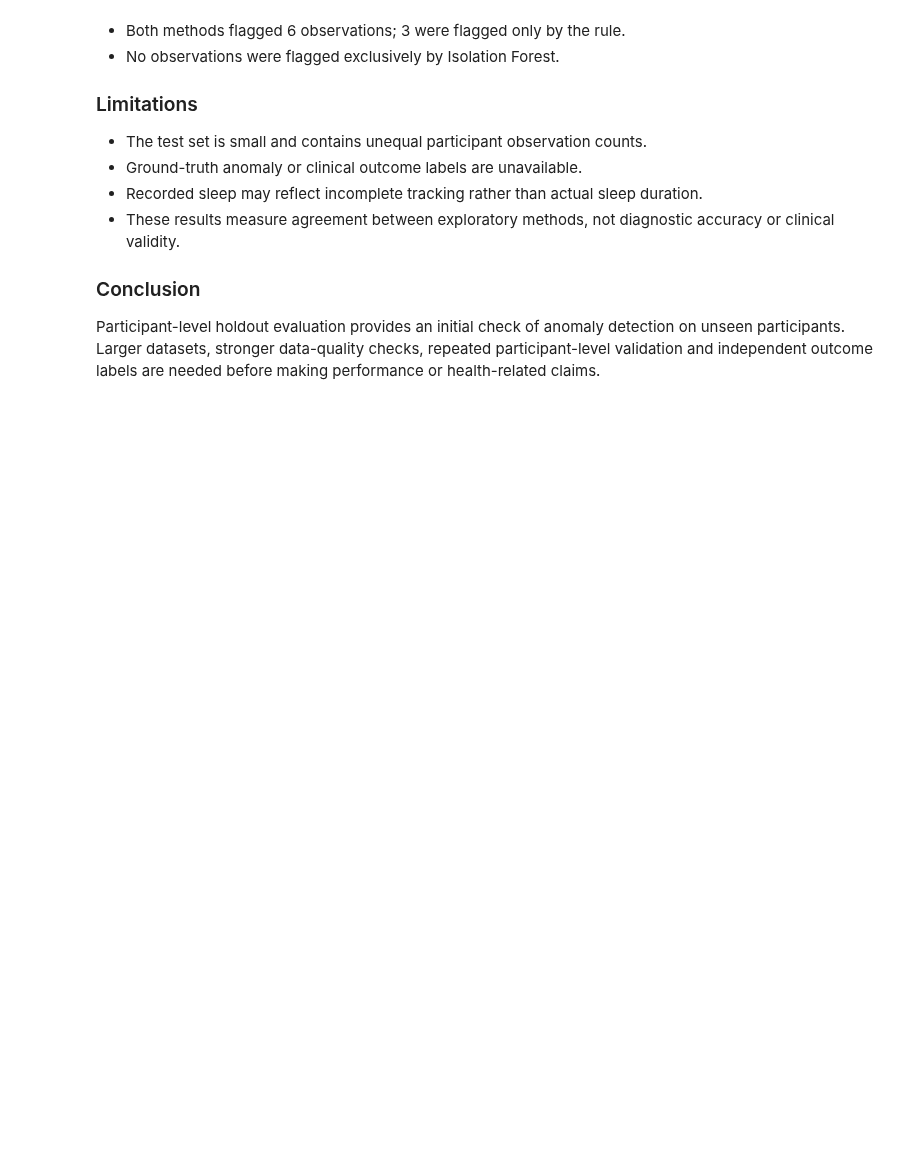
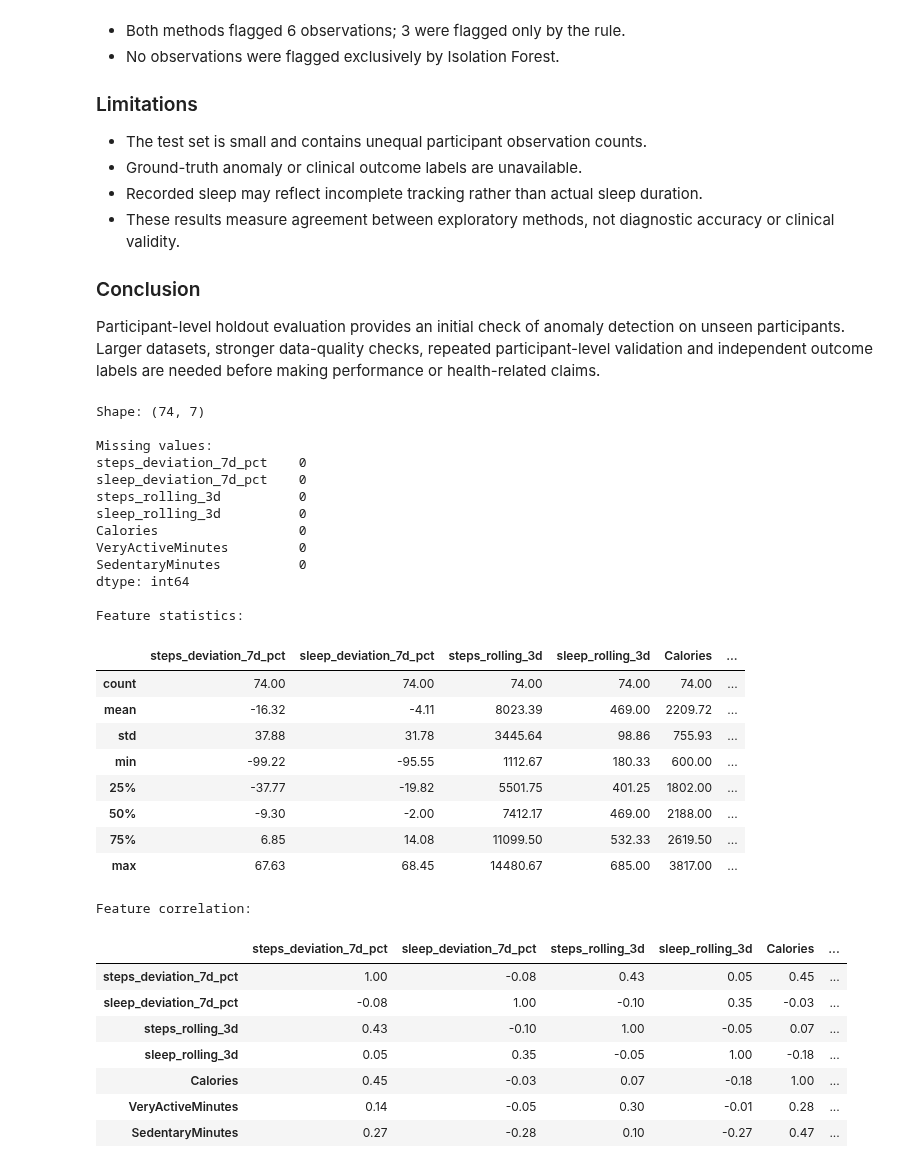
Before and after one commit to mukulsharmao7/Health-AI, a Jupyter notebook: notebooks/07_model_evaluation.ipynb, the cells around one changed output. Drawn from its saved outputs; the diff is of its cells as text; code cells hidden in the pictures; blank space fills up the shorter version.

```diff
--- a/notebooks/07_model_evaluation.ipynb
+++ b/notebooks/07_model_evaluation.ipynb
@@ -136,3 +136,72 @@ Rule only: 3
 
 ### Conclusion
 Participant-level holdout evaluation provides an initial check of anomaly detection on unseen participants. Larger datasets, stronger data-quality checks, repeated participant-level validation and independent outcome labels are needed before making performance or health-related claims.
+# %%
+import pandas as pd
+from pathlib import Path
+
+processed_path = Path("../data/processed")
+
+feature_data = pd.read_csv(
+    processed_path / "daily_features.csv"
+)
+
+feature_data["date"] = pd.to_datetime(feature_data["date"])
+
+evaluation_data = feature_data[
+    feature_data["day_number"] > 7
+].copy()
+
+candidate_features = [
+    "steps_deviation_7d_pct",
+    "sleep_deviation_7d_pct",
+    "steps_rolling_3d",
+    "sleep_rolling_3d",
+    "Calories",
+    "VeryActiveMinutes",
+    "SedentaryMinutes"
+]
+
+X = evaluation_data[candidate_features]
+
+print("Shape:", X.shape)
+print("\nMissing values:")
+print(X.isna().sum())
+
+print("\nFeature statistics:")
+display(X.describe().round(2))
+
+print("\nFeature correlation:")
+display(X.corr().round(2))
+# %% [output]
+Shape: (74, 7)
+
+Missing values:
+steps_deviation_7d_pct    0
+sleep_deviation_7d_pct    0
+steps_rolling_3d          0
+sleep_rolling_3d          0
+Calories                  0
+VeryActiveMinutes         0
+SedentaryMinutes          0
+dtype: int64
+
+Feature statistics:
+|  | steps_deviation_7d_pct | sleep_deviation_7d_pct | steps_rolling_3d | sleep_rolling_3d | Calories | ... |
+| count | 74.00 | 74.00 | 74.00 | 74.00 | 74.00 | ... |
+| mean | -16.32 | -4.11 | 8023.39 | 469.00 | 2209.72 | ... |
+| std | 37.88 | 31.78 | 3445.64 | 98.86 | 755.93 | ... |
+| min | -99.22 | -95.55 | 1112.67 | 180.33 | 600.00 | ... |
+| 25% | -37.77 | -19.82 | 5501.75 | 401.25 | 1802.00 | ... |
+| 50% | -9.30 | -2.00 | 7412.17 | 469.00 | 2188.00 | ... |
+| 75% | 6.85 | 14.08 | 11099.50 | 532.33 | 2619.50 | ... |
+| max | 67.63 | 68.45 | 14480.67 | 685.00 | 3817.00 | ... |
+Feature correlation:
+|  | steps_deviation_7d_pct | sleep_deviation_7d_pct | steps_rolling_3d | sleep_rolling_3d | Calories | ... |
+| steps_deviation_7d_pct | 1.00 | -0.08 | 0.43 | 0.05 | 0.45 | ... |
+| sleep_deviation_7d_pct | -0.08 | 1.00 | -0.10 | 0.35 | -0.03 | ... |
+| steps_rolling_3d | 0.43 | -0.10 | 1.00 | -0.05 | 0.07 | ... |
+| sleep_rolling_3d | 0.05 | 0.35 | -0.05 | 1.00 | -0.18 | ... |
+| Calories | 0.45 | -0.03 | 0.07 | -0.18 | 1.00 | ... |
+| VeryActiveMinutes | 0.14 | -0.05 | 0.30 | -0.01 | 0.28 | ... |
+| SedentaryMinutes | 0.27 | -0.28 | 0.10 | -0.27 | 0.47 | ... |
```
Also changed, not shown: parts of 5 cells of this notebook, 1 other file.
